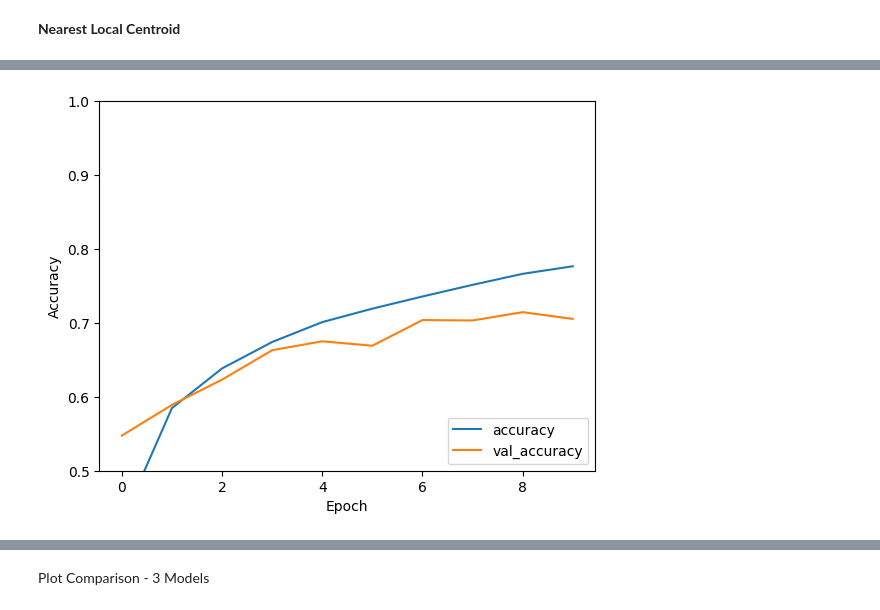
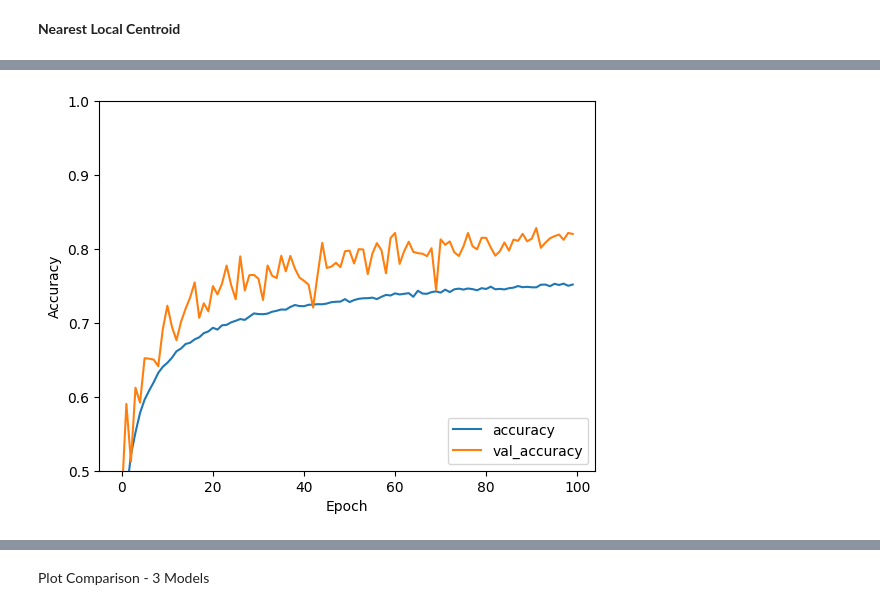
Before and after one commit to andnet-deboer/ComputerVisionBenchmark, a Jupyter notebook: Final Project.ipynb, the cells around one changed output, grey strips where cells are left out. Saved outputs shown, nothing was run; the diff lists cells and outputs as text; code cells hidden in the pictures.

Commit message:
Trained CNN model

```diff
--- a/Final Project.ipynb
+++ b/Final Project.ipynb
@@ -559,18 +595,0 @@ Model: "sequential_1"
-# %%
-model.add(layers.Flatten())
-model.add(layers.Dense(64, activation='relu'))
-model.add(layers.Dense(10))
-# %%
-# Load training data, labels; and testing data and their true labels
-(train_images, train_labels), (test_images, test_labels) = data_set.load_data()
-
-# Normalize input between 0 and 1
-train_images = train_images / 255.0
-test_images = test_images / 255.0
-# %%
-model.compile(optimizer='adam',
-              loss=tf.keras.losses.SparseCategoricalCrossentropy(from_logits=True),
-              metrics=['accuracy'])
-
-history = model.fit(train_images, train_labels, epochs=10,
-                    validation_data=(test_images, test_labels))
@@ -593,11 +596,30 @@ KeyboardInterrupt:
+# %%
+model.compile(optimizer=tf.keras.optimizers.Adam(learning_rate=0.001),
+              loss='sparse_categorical_crossentropy',
+              metrics=['accuracy'])
+
+# Data augmentation (add rotations, shifting, flipping, and zooming to improve model generalization)
+datagen = ImageDataGenerator(
+    rotation_range=20,
+    width_shift_range=0.2,
+    height_shift_range=0.2,
+    horizontal_flip=True,
+    zoom_range=0.2
+)
+datagen.fit(train_images)
 # %%
+# Train the model with data augmentation
+history = model.fit(datagen.flow(train_images, train_labels, batch_size=32),
+                    epochs=100,
+                    validation_data=(test_images, test_labels))
+
 plt.plot(history.history['accuracy'], label='accuracy')
-plt.plot(history.history['val_accuracy'], label = 'val_accuracy')
+plt.plot(history.history['val_accuracy'], label='val_accuracy')
 plt.xlabel('Epoch')
 plt.ylabel('Accuracy')
 plt.ylim([0.5, 1])
 plt.legend(loc='lower right')
 
-test_loss, test_acc = model.evaluate(test_images,  test_labels, verbose=2)
+test_loss, test_acc = model.evaluate(test_images, test_labels, verbose=2)
 print(test_acc)
 # %% [output]
@@ -606 +643 @@ print(test_acc)
-[figure, old version]
+[figure, new version]
```
Also changed, not shown: parts of 9 cells of this notebook.
